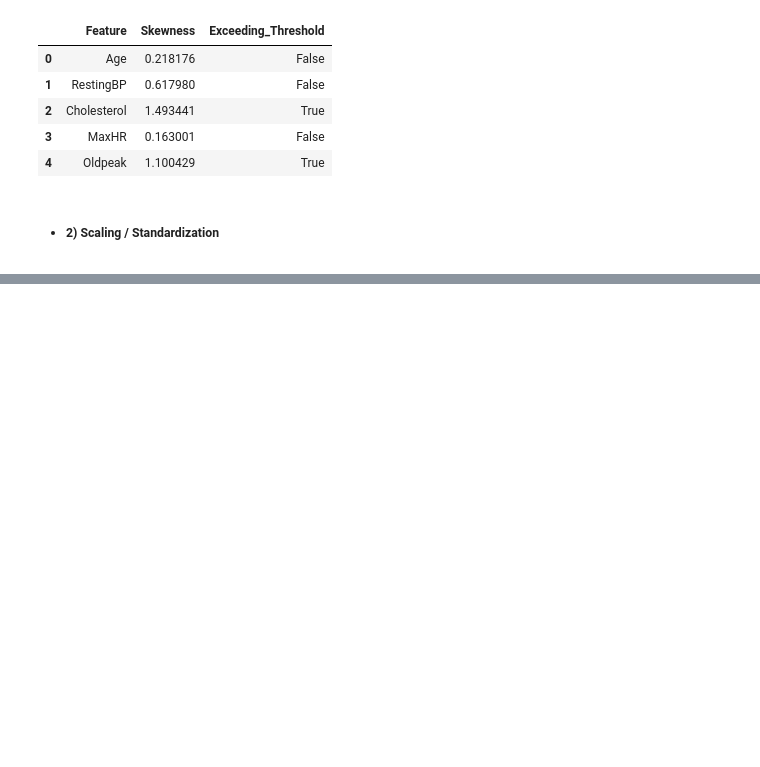
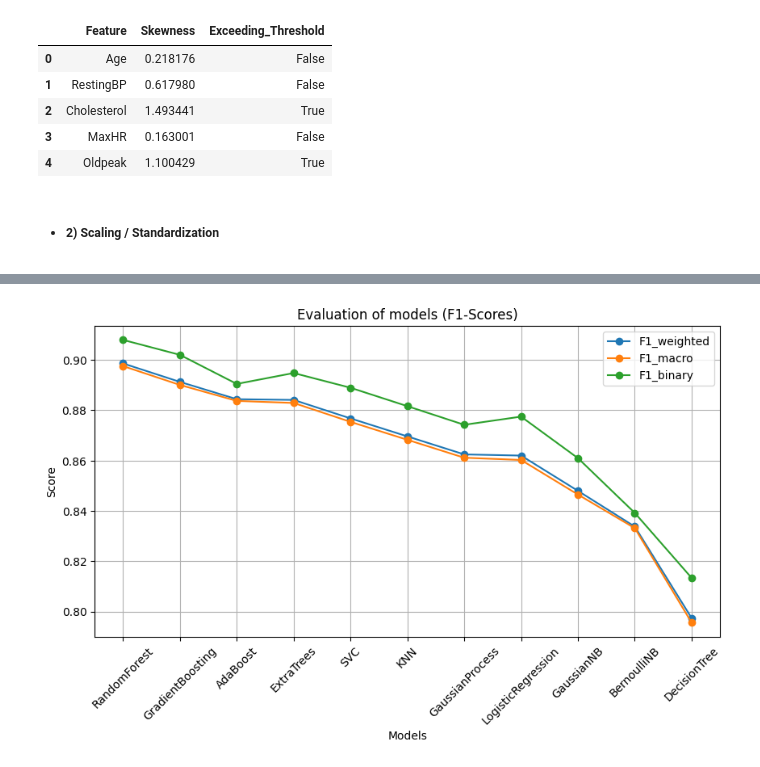
Before and after one commit to Nimaabediforud/Heart-Disease-Prediction, a Jupyter notebook: Notebooks/HDP-ML.ipynb, the cells around one changed output, grey strips where cells are left out. Cells and saved outputs as stored; diff of their text form; code cells hidden in the pictures; blank space fills up the shorter version.

```diff
--- a/Notebooks/HDP-ML.ipynb
+++ b/Notebooks/HDP-ML.ipynb
@@ -586,7 +600,29 @@ Continuous numeric features should be scaled and standardized
 # Specify continuous numeric features
 con_num_features = ['Age', 'RestingBP', 'Cholesterol', 'MaxHR', 'Oldpeak']
 
-X_train[con_num_features]
+# Define StandardScaler
+std_scaler = StandardScaler()
 
-...
+#  Train
+#--------------
+X_train_scaled = pd.DataFrame(
+    std_scaler.fit_transform(X_train[con_num_features]),
+    columns=con_num_features,
+    index=X_train.index
+    )
+
+#  Validation
+#--------------
+X_val_scaled = pd.DataFrame(
+    std_scaler.transform(X_val[con_num_features]),
+    columns=con_num_features,
+    index=X_val.index
+    )
+
+
+print("----Scaling & Standardizing Done----")
+print("X_train_scaled check:")
+print(X_train_scaled.head())
+print("X_val_scaled check:")
+print(X_val_scaled.head())
 # %% [output]
@@ -605,0 +821,17 @@ X_train[con_num_features]
+# %%
+# Plot the benchmarking results
+results_df[['F1_weighted', 'F1_macro', 'F1_binary']].plot(
+    figsize=(10, 5),
+    title="Evaluation of models (F1-Scores)",
+    xlabel="Models",
+    ylabel="Score",
+    xticks=results_df.index,
+    grid=True,
+    marker='o'
+)
+
+# Set x-tick labels to the model names
+plt.xticks(ticks=results_df.index, labels=results_df['Model'], rotation=45)
+plt.show()
+# %% [output]
+[figure, added]
```
Also changed, not shown: parts of 10 cells of this notebook.
